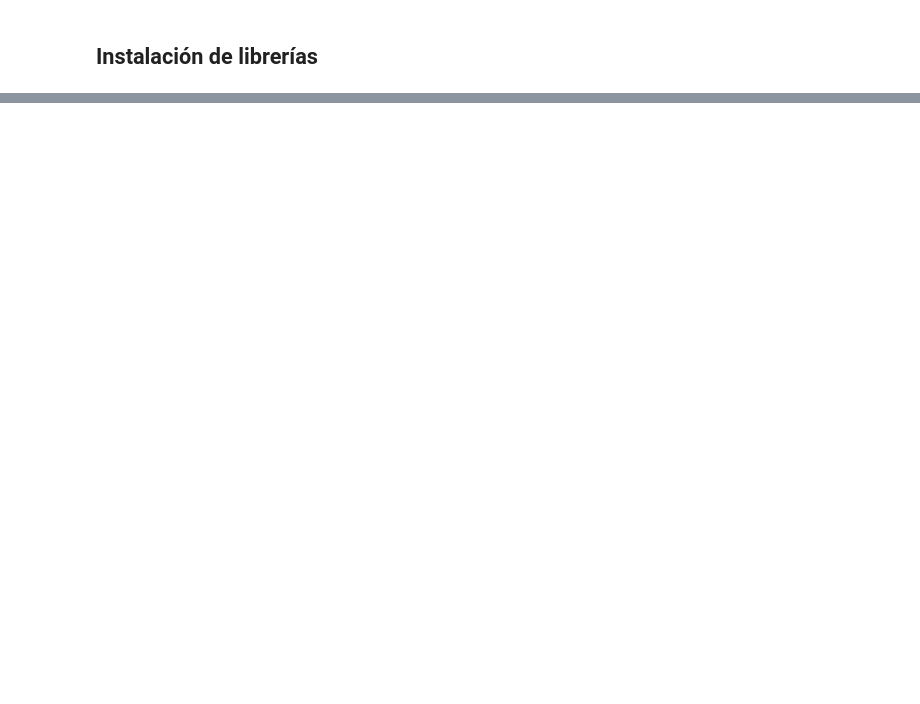
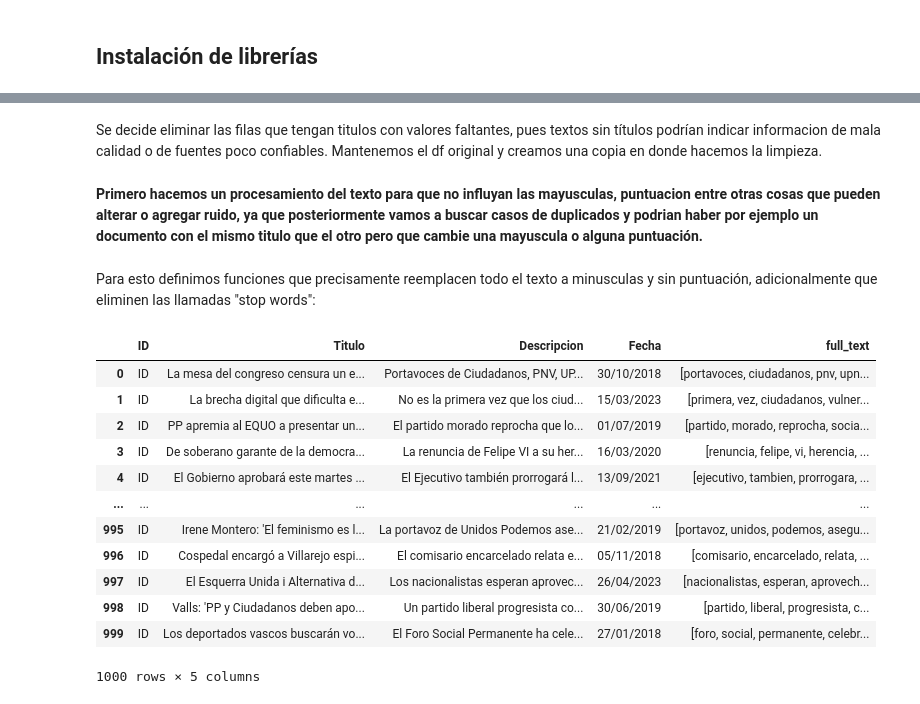
Before and after one commit to Yesopi/BI_project_1, a Jupyter notebook: Proyecto1_BI.ipynb, the cells around one changed output, grey strips where cells are left out. Saved outputs shown, nothing was run; the diff lists cells and outputs as text; code cells hidden in the pictures; blank space fills up the shorter version.

```diff
--- a/Proyecto1_BI.ipynb
+++ b/Proyecto1_BI.ipynb
@@ -67,0 +78,3 @@ True
+# %%
+df = pd.read_csv("data/fake_news_spanish.csv", sep=";", encoding="utf-8")
+df_test = pd.read_csv("data/fake_news_test.csv", sep=";", encoding="utf-8")
@@ -118,0 +126,2 @@ texts
+# %% [markdown]
+Se decide eliminar las filas que tengan titulos con valores faltantes, pues textos sin títulos podrían indicar informacion de mala calidad o de fuentes poco confiables. Mantenemos el df original y creamos una copia en donde hacemos la limpieza.
@@ -119,3 +132,7 @@ texts
+# %% [markdown]
+**Primero hacemos un procesamiento del texto para que no influyan las mayusculas, puntuacion entre otras cosas que pueden alterar o agregar ruido, ya que posteriormente vamos a buscar casos de duplicados y podrian haber por ejemplo un documento con el mismo titulo que el otro pero que cambie una mayuscula o alguna puntuación.**
+# %% [markdown]
+Para esto definimos funciones que precisamente reemplacen todo el texto a minusculas y sin puntuación, adicionalmente que eliminen las llamadas "stop words":
 # %%
 def remove_non_ascii(words):
     """Remove non-ASCII characters from list of tokenized words"""
@@ -157,6 +174,24 @@ def preprocessing(words):
     words = remove_non_ascii(words)
     words = remove_stopwords(words)
     return words
+# %%
+texts_test["full_text"] = texts_test["Descripcion"].apply(word_tokenize)
+texts_test["full_text"] = texts_test["full_text"].apply(preprocessing)
+texts_test
+# %% [output]
+|  | ID | Titulo | Descripcion | Fecha | full_text |
+| 0 | ID | La mesa del congreso censura un e... | Portavoces de Ciudadanos, PNV, UP... | 30/10/2018 | [portavoces, ciudadanos, pnv, upn... |
+| 1 | ID | La brecha digital que dificulta e... | No es la primera vez que los ciud... | 15/03/2023 | [primera, vez, ciudadanos, vulner... |
+| 2 | ID | PP apremia al EQUO a presentar un... | El partido morado reprocha que lo... | 01/07/2019 | [partido, morado, reprocha, socia... |
+| 3 | ID | De soberano garante de la democra... | La renuncia de Felipe VI a su her... | 16/03/2020 | [renuncia, felipe, vi, herencia, ... |
+| 4 | ID | El Gobierno aprobará este martes ... | El Ejecutivo también prorrogará l... | 13/09/2021 | [ejecutivo, tambien, prorrogara, ... |
+| ... | ... | ... | ... | ... | ... |
+| 995 | ID | Irene Montero: 'El feminismo es l... | La portavoz de Unidos Podemos ase... | 21/02/2019 | [portavoz, unidos, podemos, asegu... |
+| 996 | ID | Cospedal encargó a Villarejo espi... | El comisario encarcelado relata e... | 05/11/2018 | [comisario, encarcelado, relata, ... |
+| 997 | ID | El Esquerra Unida i Alternativa d... | Los nacionalistas esperan aprovec... | 26/04/2023 | [nacionalistas, esperan, aprovech... |
+| 998 | ID | Valls: 'PP y Ciudadanos deben apo... | Un partido liberal progresista co... | 30/06/2019 | [partido, liberal, progresista, c... |
+| 999 | ID | Los deportados vascos buscarán vo... | El Foro Social Permanente ha cele... | 27/01/2018 | [foro, social, permanente, celebr... |
+1000 rows × 5 columns
 # %%
 texts["words"] = texts["Descripcion"].apply(word_tokenize)
 texts["words"] = texts["words"].apply(preprocessing)
```
Also changed, not shown: parts of 93 cells of this notebook, 1 other file.
